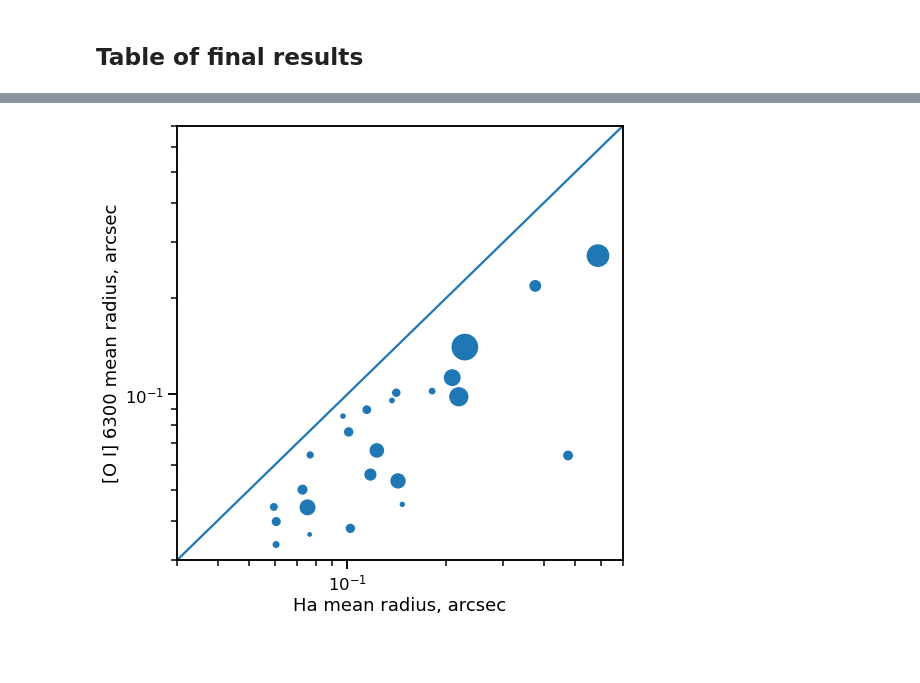
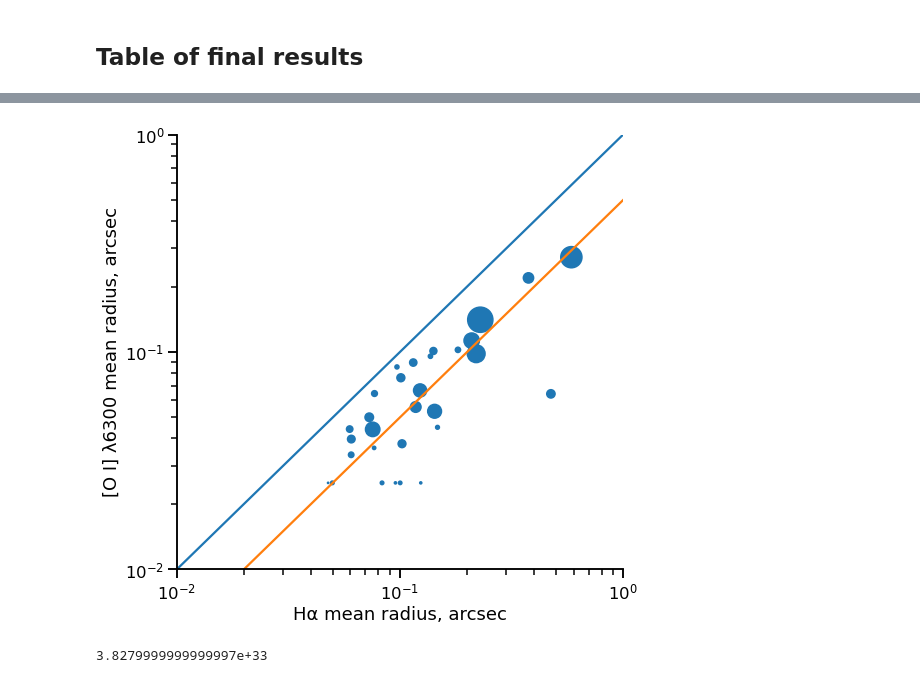
Before and after one commit to will-henney/neutral-proplyds, a Jupyter notebook: notebooks/02-all-proplyds-PC.ipynb, the cells around one changed output, grey strips where cells are left out. Saved outputs shown, nothing was run; the diff lists cells and outputs as text; code cells hidden in the pictures; blank space fills up the shorter version.

```diff
--- a/notebooks/02-all-proplyds-PC.ipynb
+++ b/notebooks/02-all-proplyds-PC.ipynb
@@ -799,0 +807,9 @@ OK, that seems to be working more or less as designed.
+# %%
+F0_oi = 3.822e-17 * u.erg / u.s / u.cm**2
+F0_ha = 6.86e-17 * u.erg / u.s / u.cm**2
+# %%
+D = 410 * u.pc
+A = 4 * np.pi * D**2
+L0_oi = (F0_oi * A).to(u.solLum)
+L0_ha = (F0_ha * A).to(u.solLum)
+L0_ha
@@ -811,10 +829,10 @@ for row in source_table:
         {
             "Name": pres.pp.name.split()[0],
             "Sep": row["Sep"],
-            "F_ha": pres.flux_ha,
-            "F_oi": pres.flux_oi,
-            "F_oi_lo": pres.flux_oi_lo,
-            "F_oi_hi": pres.flux_oi_hi,
+            "L_ha": pres.flux_ha * L0_ha,
+            "L_oi": pres.flux_oi * L0_oi,
+            "L_oi_lo": pres.flux_oi_lo * L0_oi,
+            "L_oi_hi": pres.flux_oi_hi * L0_oi,
             "F_cont": pres.flux_cont,
             "r_ha": pres.r_ha * u.arcsec,
             "r_oi": pres.r_oi * u.arcsec,
@@ -826,9 +844,9 @@ results_table = QTable(results)
 results_table.add_index("Name")
 for col in results_table.itercols():
     if col.info.unit == "arcsec":
-        col.info.format = ".2f"
-    if col.info.name.startswith("F_"):
-        col.info.format = ".3g"
+        col.info.format = ".3f"
+    if col.info.name[:2] in ["F_", "L_"]:
+        col.info.format = ".3e"
     if col.info.name in ["s/n"]:
         col.info.format = ".2f"
 # %%
@@ -850,7 +868,7 @@ F_oi_hi float64           .3g   Column     0
     s/n float64           .2f   Column     1
 # %%
-upper_limits = results_table["F_oi_lo"] <= 0.0
-results_table["F_oi"][upper_limits] = np.nan
+upper_limits = results_table["L_oi_lo"] <= 0.0
+results_table["L_oi"][upper_limits] = np.nan
 invalid_cont = results_table["F_cont"] <= 0.0
 results_table["F_cont"][invalid_cont] = np.nan
 # %%
@@ -971,20 +1000,22 @@ ax.set(
 # %%
 fig, ax = plt.subplots(figsize=(8, 8))
 ax.scatter(
     "r_ha",
     "r_oi",
     data=results_table,
     s=30 * results_table["s/n"] * results_table["r_oi"] / 0.05,
 )
-ax.plot([0, 0.7], [0, 0.7])
+ax.plot([0, 1], [0, 1])
+ax.plot([0, 1], [0, 0.5])
 ax.set(
-    xlabel="Ha mean radius, arcsec",
-    ylabel="[O I] 6300 mean radius, arcsec",
-    xlim=[0.03, 0.7],
-    ylim=[0.03, 0.7],
+    xlabel="Hα mean radius, arcsec",
+    ylabel="[O I] λ6300 mean radius, arcsec",
+    xlim=[0.01, 1.0],
+    ylim=[0.01, 1.0],
     xscale="log",
     yscale="log",
 )
+sns.despine()
 ...;
 # %% [output]
-[figure, old version]
+[figure, new version]
@@ -990,0 +1025,4 @@ ax.set(
+# %%
+u.solLum.to(u.erg/u.s)
+# %% [output]
+3.8279999999999997e+33
```
Also changed, not shown: parts of 10 cells of this notebook, 10 other files.
